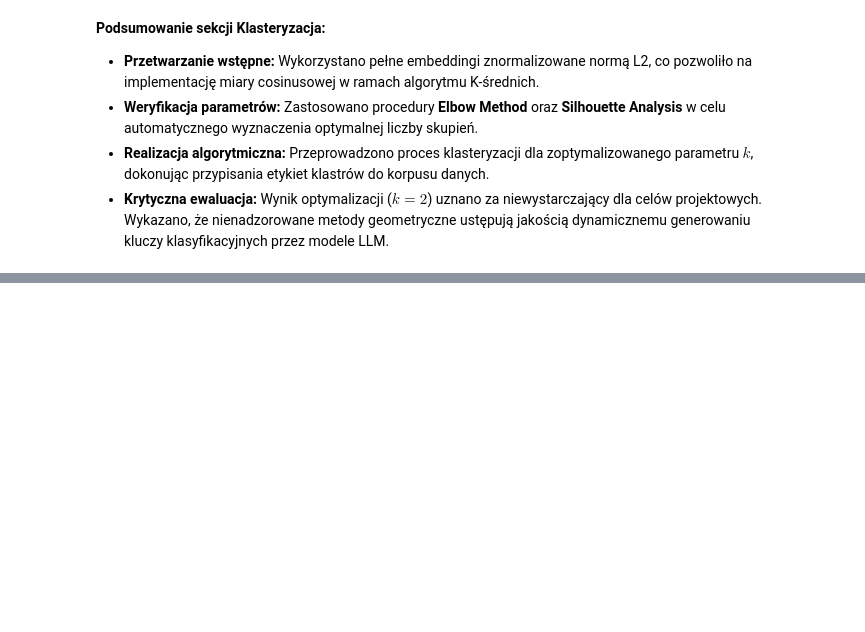
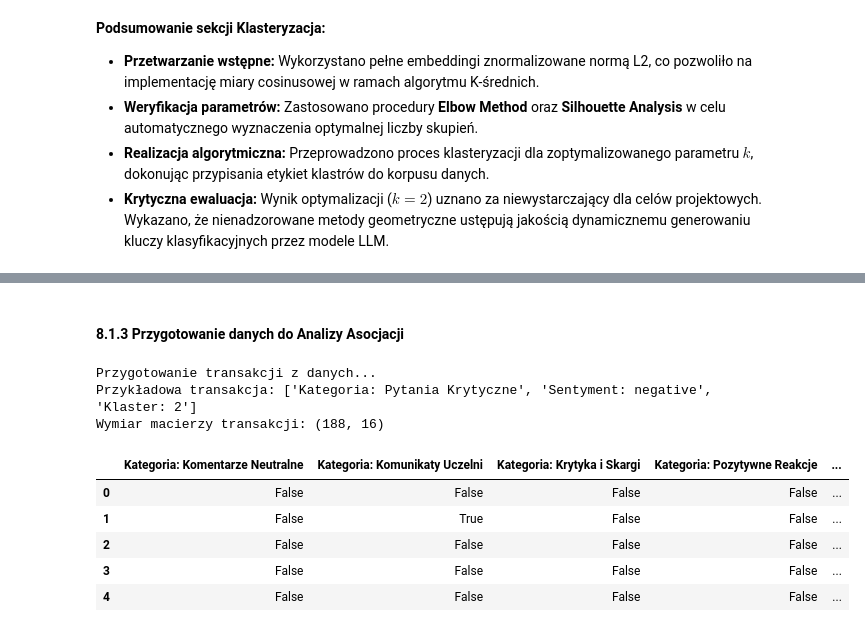
Before and after one commit to KozaBoza/AnalizaKorpusu_SocialPure, a Jupyter notebook: analiza_polsl.ipynb, the cells around one changed output, grey strips where cells are left out. Drawn from its saved outputs; the diff is of its cells as text; code cells hidden in the pictures; blank space fills up the shorter version.

```diff
--- a/analiza_polsl.ipynb
+++ b/analiza_polsl.ipynb
@@ -1168,0 +1270,47 @@ else:
+# %% [markdown]
+#### 8.1.3 Przygotowanie danych do Analizy Asocjacji
+# %%
+from mlxtend.frequent_patterns import apriori, association_rules
+from mlxtend.preprocessing import TransactionEncoder
+import pandas as pd
+
+print("Przygotowanie transakcji z danych...")
+
+# Tworzymy "transakcje" - każda transakcja to zbiór cech posta
+# Cechy: Kategoria, Sentyment (użyjemy predykcji Gemini jeśli dostępne, lub orginalnych)
+transactions = []
+
+# Używamy oryginalnych danych z DataFrame 'df'
+for _, row in df.iterrows():
+    transaction = []
+    # Dodajemy kategorię jako cechę
+    transaction.append(f"Kategoria: {row['kategoria']}")
+    # Dodajemy sentyment (jeśli dostępny w df, w new_dataset.json jest pole 'sentiment')
+    if 'sentiment' in row:
+        transaction.append(f"Sentyment: {row['sentiment']}")
+
+    # Opcjonalnie: Dodajemy informację o klastrze (jeśli wykonano Krok 7)
+    if 'klaster' in row:
+        transaction.append(f"Klaster: {row['klaster']}")
+
+    transactions.append(transaction)
+
+print(f"Przykładowa transakcja: {transactions[0]}")
+
+# Kodowanie transakcji (One-Hot Encoding)
+te = TransactionEncoder()
+te_ary = te.fit(transactions).transform(transactions)
+df_trans = pd.DataFrame(te_ary, columns=te.columns_)
+
+print(f"Wymiar macierzy transakcji: {df_trans.shape}")
+df_trans.head()
+# %% [output]
+Przygotowanie transakcji z danych...
+Przykładowa transakcja: ['Kategoria: Pytania Krytyczne', 'Sentyment: negative', 'Klaster: 2']
+Wymiar macierzy transakcji: (188, 16)
+|  | Kategoria: Komentarze Neutralne | Kategoria: Komunikaty Uczelni | Kategoria: Krytyka i Skargi | Kategoria: Pozytywne Reakcje | ... |
+| 0 | False | False | False | False | ... |
+| 1 | False | True | False | False | ... |
+| 2 | False | False | False | False | ... |
+| 3 | False | False | False | False | ... |
+| 4 | False | False | False | False | ... |
```
Also changed, not shown: parts of 61 cells of this notebook, 6 other files.
